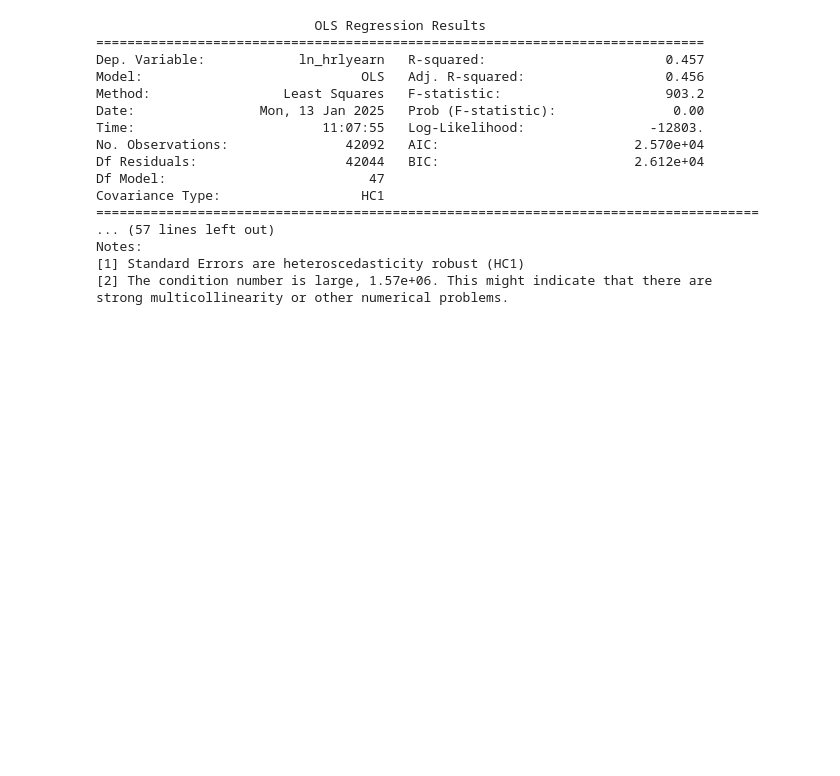
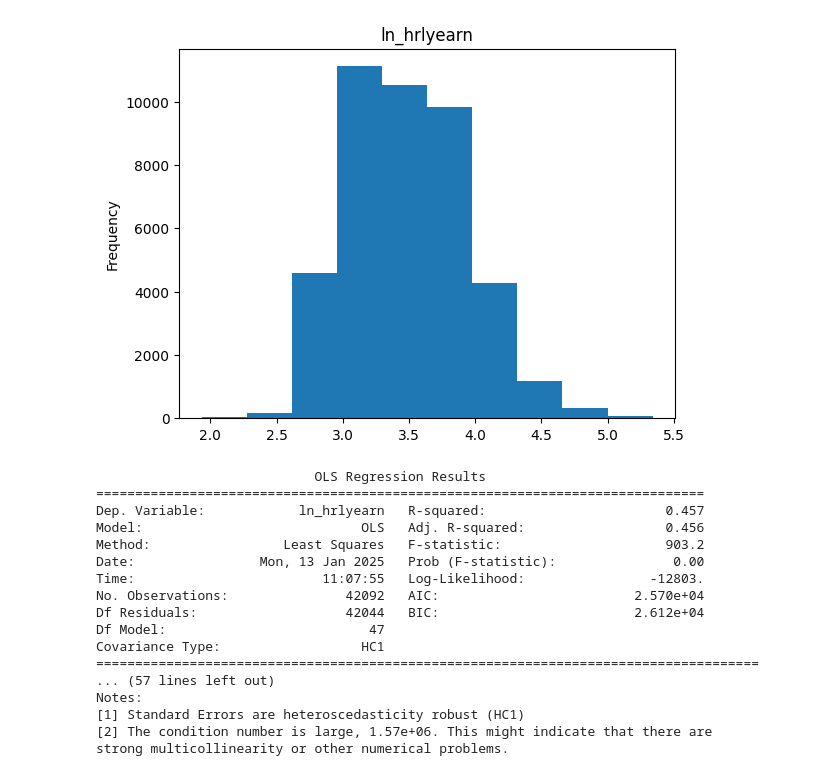
Before and after one commit to CarsonBoettinger/EconComp2025, a Jupyter notebook: finalModel.ipynb, the cells around one changed output. Cells and saved outputs as stored; diff of their text form; code cells hidden in the pictures; blank space fills up the shorter version.

```diff
--- a/finalModel.ipynb
+++ b/finalModel.ipynb
@@ -13,6 +13,13 @@ import matplotlib.pyplot as plt
 # %%
 # Getting the training dataset
 df = pd.read_csv('data/traindata.csv')
+df['ln_hrlyearn'] = np.log(df['hrlyearn'])
+# %%
+df['ln_hrlyearn'].plot(kind='hist')
+plt.title('ln_hrlyearn')
+plt.show()
+# %% [output]
+[figure, added]
 # %%
 # Generating transformed variables
 df['ln_hrlyearn'] = np.log(df['hrlyearn'])
```
Also changed, not shown: 3 other files.
